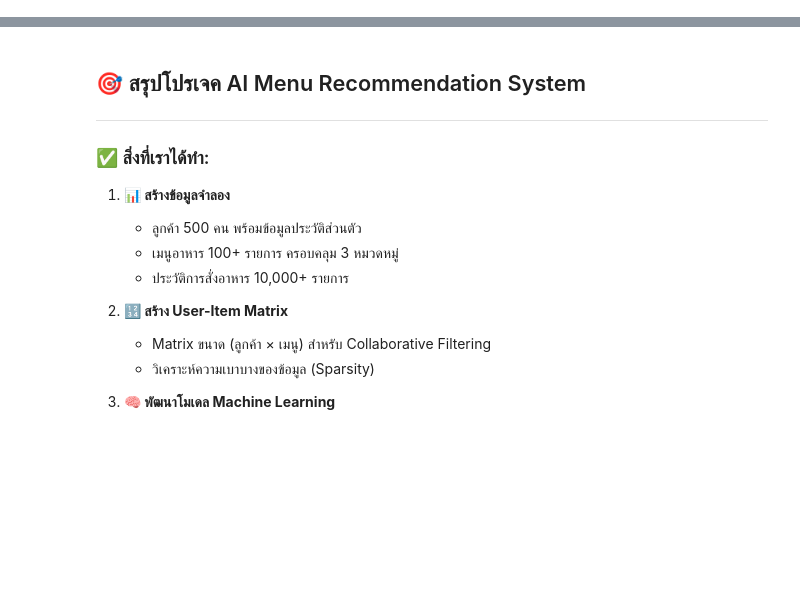
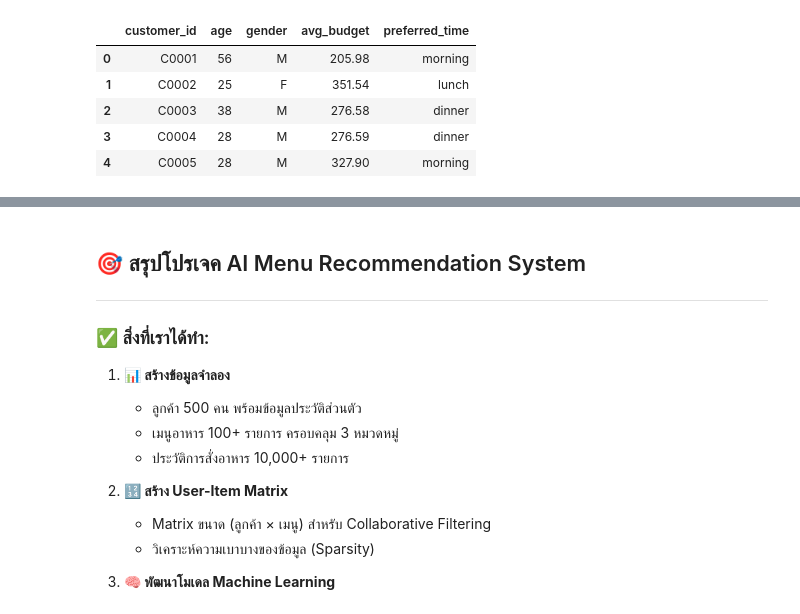
Before and after one commit to Nanatsume/AI-Menu-Recommendation-System, a Jupyter notebook: notebooks/AI-Recommend.ipynb, the cells around one changed output, grey strips where cells are left out. Saved outputs shown, nothing was run; the diff lists cells and outputs as text; code cells hidden in the pictures; blank space fills up the shorter version.

```diff
--- a/notebooks/AI-Recommend.ipynb
+++ b/notebooks/AI-Recommend.ipynb
@@ -85,40 +86,42 @@ print(f"   seaborn: {sns.__version__}")
    matplotlib: 3.9.2
    seaborn: 0.13.2
 # %%
-# 📊 ขั้นตอนที่ 1: โหลดข้อมูลจาก Workspace
+# 📊 ขั้นตอนที่ 1: โหลดข้อมูลด้วย DataGenerator จาก Workspace
 
-print("📁 กำลังโหลดข้อมูลจาก workspace...")
+print("📁 กำลังโหลดข้อมูลด้วย DataGenerator...")
 
 try:
-    # Option 1: โหลดข้อมูลที่สร้างไว้แล้ว
-    data_path = os.path.join(workspace_dir, 'data')
+    # ใช้ DataGenerator จาก workspace (Primary method)
+    generator = DataGenerator()
+    df_customers, df_menu, df_orders = generator.generate_all_data()
+    data_source = "workspace_data_generator"
+    print("✅ สร้างข้อมูลด้วย DataGenerator จาก workspace สำเร็จ!")
 
-    if os.path.exists(os.path.join(data_path, 'customers.csv')):
-        df_customers = pd.read_csv(os.path.join(data_path, 'customers.csv'))
-        df_menu = pd.read_csv(os.path.join(data_path, 'menu.csv'))
-        df_orders = pd.read_csv(os.path.join(data_path, 'orders.csv'))
-
-        print("✅ โหลดข้อมูลจากไฟล์สำเร็จ!")
-        data_source = "existing_files"
-    else:
-        raise FileNotFoundError("ไม่พบไฟล์ข้อมูล")
-
-except (FileNotFoundError, ImportError):
-    print("📊 ไม่พบไฟล์ข้อมูล - สร้างข้อมูลใหม่ด้วย DataGenerator...")
+except Exception as e:
+    print(f"⚠️ DataGenerator error: {e}")
+    print("📁 พยายามโหลดจากไฟล์...")
 
     try:
-        # Option 2: ใช้ DataGenerator จาก workspace
-        generator = DataGenerator()
-        df_customers, df_menu, df_orders = generator.generate_all_data()
-        data_source = "data_generator"
-        print("✅ สร้างข้อมูลด้วย DataGenerator สำเร็จ!")
-    except:
-        print("⚠️ ใช้ DataGenerator ไม่ได้ - สร้างข้อมูลแบบ inline")
-        # Fallback: สร้างข้อมูลแบบเดิม
+        # Fallback 1: โหลดจากไฟล์ที่มีอยู่
+        data_path = os.path.join(workspace_dir, 'data')
+
+        if os.path.exists(os.path.join(data_path, 'customers.csv')):
+            df_customers = pd.read_csv(os.path.join(data_path, 'customers.csv'))
+            df_menu = pd.read_csv(os.path.join(data_path, 'menu.csv'))
+            df_orders = pd.read_csv(os.path.join(data_path, 'orders.csv'))
+
+            print("✅ โหลดข้อมูลจากไฟล์สำเร็จ!")
+            data_source = "existing_files"
+        else:
+            raise FileNotFoundError("ไม่พบไฟล์ข้อมูล")
+
+    except Exception as e2:
+        print(f"⚠️ File loading error: {e2}")
+        print("🔄 สร้างข้อมูลแบบ fallback...")
+
+        # Fallback 2: สร้างข้อมูลแบบเดิม
         np.random.seed(42)
         n_customers = 500
-        n_menus = 100
-        n_orders = 10000
 
         customers_data = {
             'customer_id': [f'C{i+1:04d}' for i in range(n_customers)],
@@ -130,12 +133,26 @@ except (FileNotFoundError, ImportError):
         }
         df_customers = pd.DataFrame(customers_data)
         df_customers['avg_budget'] = df_customers['avg_budget'].round(2)
-        data_source = "inline_generation"
+        data_source = "fallback_generation"
 
 print(f"\n📊 สรุปข้อมูล (แหล่งที่มา: {data_source}):")
 print(f"   👥 ลูกค้า: {len(df_customers)} คน")
 print(f"   🍽️ เมนู: {len(df_menu) if 'df_menu' in locals() else 'N/A'} รายการ")
 print(f"   📝 ออเดอร์: {len(df_orders) if 'df_orders' in locals() else 'N/A'} รายการ")
 
+# บันทึกข้อมูลลง CSV ถ้ายังไม่มี
+if data_source == "workspace_data_generator":
+    try:
+        data_path = os.path.join(workspace_dir, 'data')
+        os.makedirs(data_path, exist_ok=True)
+
+        df_customers.to_csv(os.path.join(data_path, 'customers.csv'), index=False)
+        df_menu.to_csv(os.path.join(data_path, 'menu.csv'), index=False)
+        df_orders.to_csv(os.path.join(data_path, 'orders.csv'), index=False)
+        print("💾 บันทึกข้อมูลลงไฟล์เรียบร้อย!")
+    except Exception as e:
+        print(f"⚠️ ไม่สามารถบันทึกไฟล์ได้: {e}")
+
 print("\n📋 ตัวอย่างข้อมูลลูกค้า:")
 df_customers.head()
+# %% [output]
@@ -142,3 +168,9 @@ df_customers.head()
+|  | customer_id | age | gender | avg_budget | preferred_time |
+| 0 | C0001 | 56 | M | 205.98 | morning |
+| 1 | C0002 | 25 | F | 351.54 | lunch |
+| 2 | C0003 | 38 | M | 276.58 | dinner |
+| 3 | C0004 | 28 | M | 276.59 | dinner |
+| 4 | C0005 | 28 | M | 327.90 | morning |
 # %%
 # 🍽️ สร้างข้อมูलเมนูอาหาร
 
```
Also changed, not shown: parts of 15 cells of this notebook, 14 other files.
